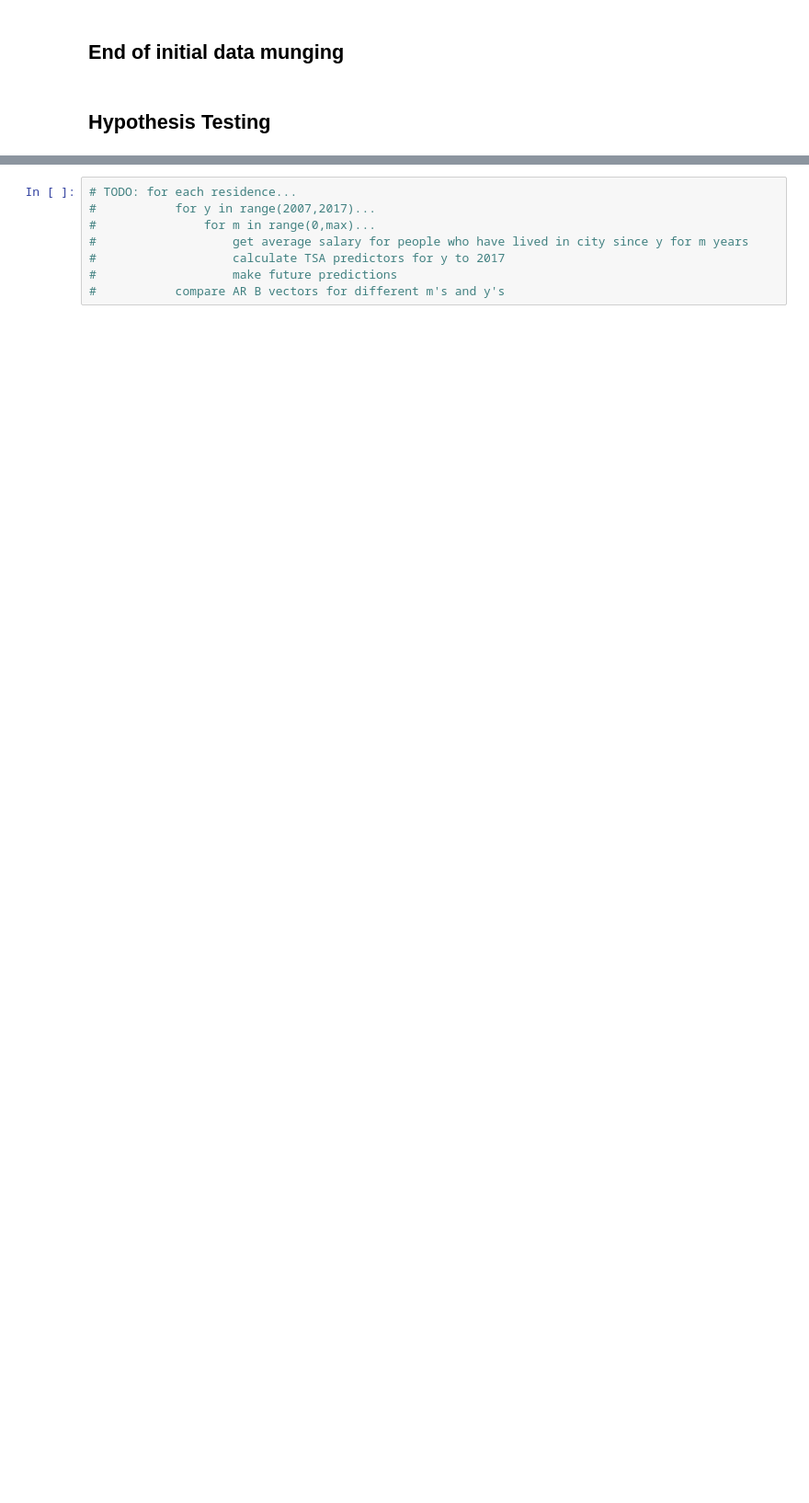
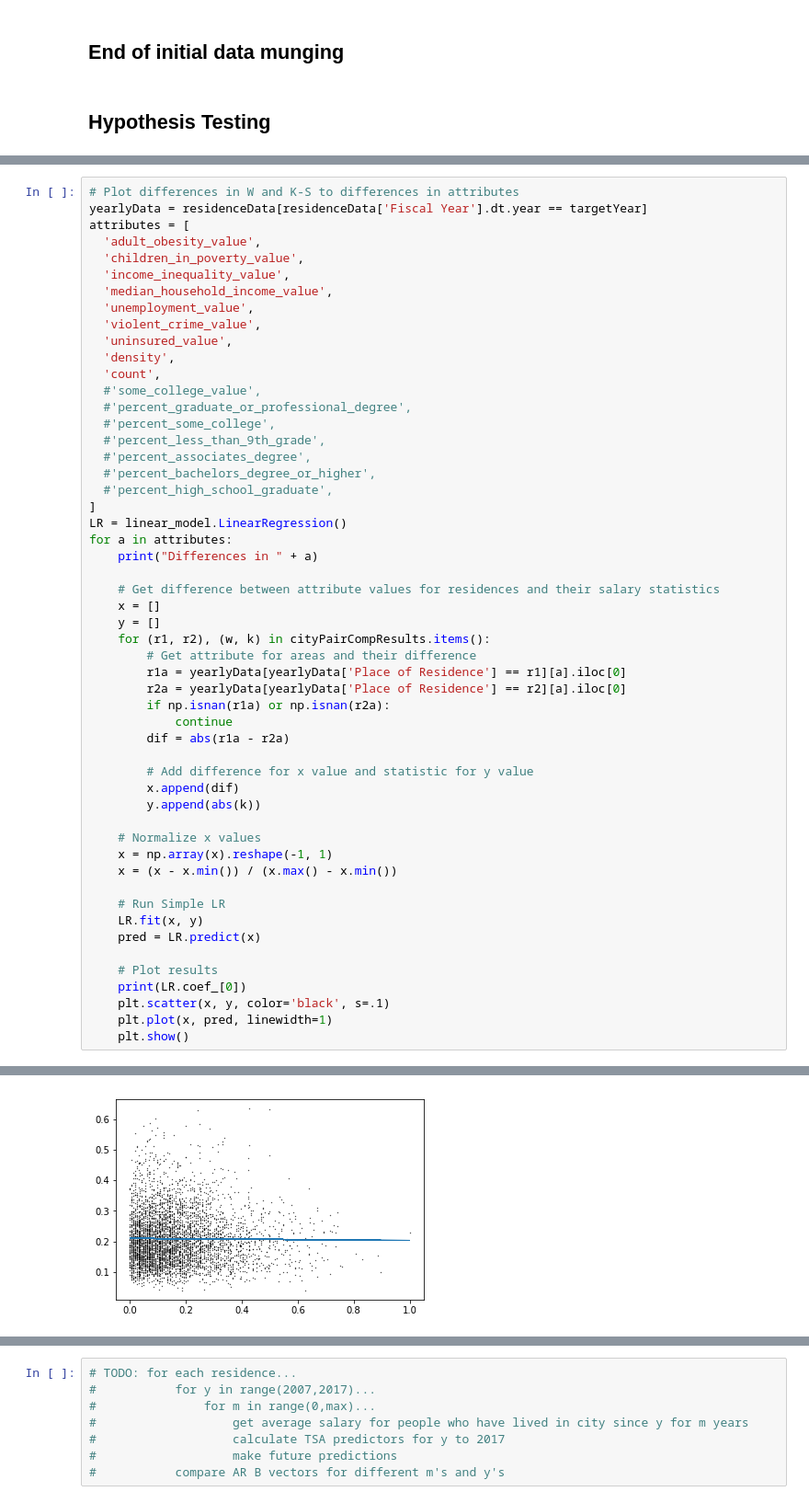
Before and after one commit to iopoi/iowa_state_employee_analysis-, a Jupyter notebook: dataset_explore-Residence.ipynb, the cells around one changed output, grey strips where cells are left out. Shown at 92% size. Saved outputs shown, nothing was run; the diff lists cells and outputs as text; blank space fills up the shorter version.

```diff
--- a/dataset_explore-Residence.ipynb
+++ b/dataset_explore-Residence.ipynb
@@ -230,0 +492,54 @@ def WaldsTest(mean1, mean2, var1, var2):
+# %%
+# Plot differences in W and K-S to differences in attributes
+yearlyData = residenceData[residenceData['Fiscal Year'].dt.year == targetYear]
+attributes = [
+  'adult_obesity_value',
+  'children_in_poverty_value',
+  'income_inequality_value',
+  'median_household_income_value',
+  'unemployment_value',
+  'violent_crime_value',
+  'uninsured_value',
+  'density',
+  'count',
+  #'some_college_value',
+  #'percent_graduate_or_professional_degree',
+  #'percent_some_college',
+  #'percent_less_than_9th_grade',
+  #'percent_associates_degree',
+  #'percent_bachelors_degree_or_higher',
+  #'percent_high_school_graduate',
+]
+LR = linear_model.LinearRegression()
+for a in attributes:
+    print("Differences in " + a)
+
+    # Get difference between attribute values for residences and their salary statistics
+    x = []
+    y = []
+    for (r1, r2), (w, k) in cityPairCompResults.items():
+        # Get attribute for areas and their difference
+        r1a = yearlyData[yearlyData['Place of Residence'] == r1][a].iloc[0]
+        r2a = yearlyData[yearlyData['Place of Residence'] == r2][a].iloc[0]
+        if np.isnan(r1a) or np.isnan(r2a):
+            continue
+        dif = abs(r1a - r2a)
+
+        # Add difference for x value and statistic for y value
+        x.append(dif)
+        y.append(abs(k))
+
+    # Normalize x values
+    x = np.array(x).reshape(-1, 1)
+    x = (x - x.min()) / (x.max() - x.min())
+
+    # Run Simple LR
+    LR.fit(x, y)
+    pred = LR.predict(x)
+
+    # Plot results
+    print(LR.coef_[0])
+    plt.scatter(x, y, color='black', s=.1)
+    plt.plot(x, pred, linewidth=1)
+    plt.show()
+# %% [output]
@@ -230,0 +548 @@ def WaldsTest(mean1, mean2, var1, var2):
+[figure, added]
```
Also changed, not shown: parts of 38 cells of this notebook.
